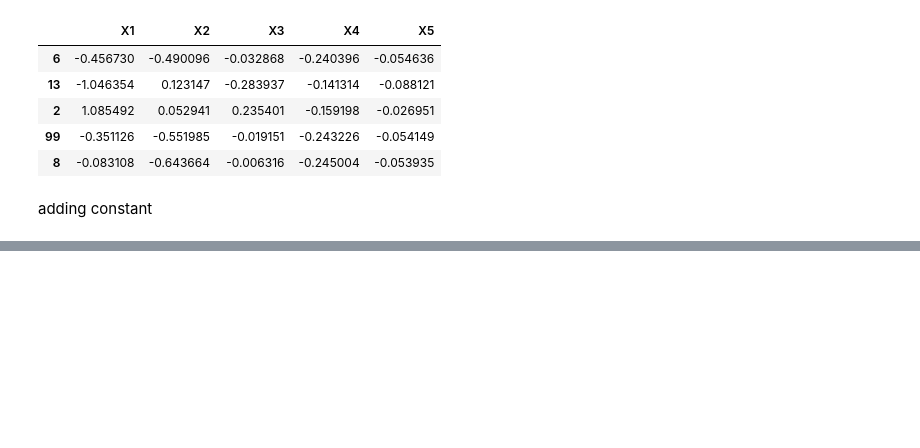
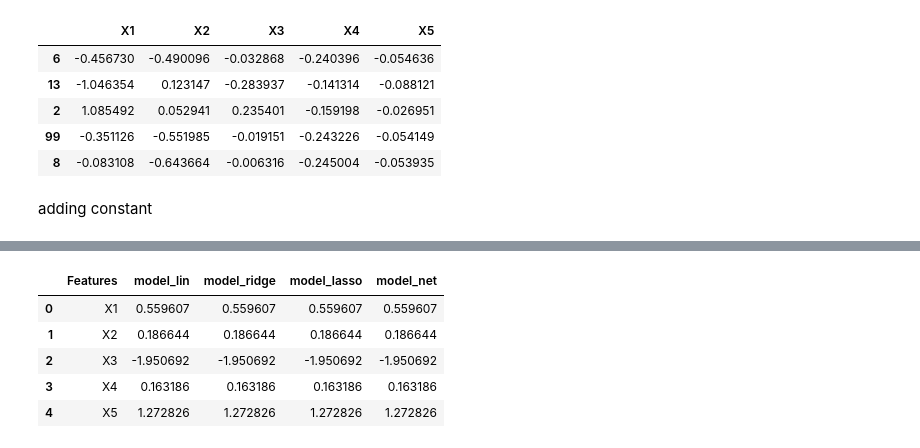
Before and after one commit to Aamil-Abdulla/my_notebook, a Jupyter notebook: regulariization_synthetic_data.ipynb, the cells around one changed output, grey strips where cells are left out. Cells and saved outputs as stored; diff of their text form; code cells hidden in the pictures; blank space fills up the shorter version.

```diff
--- a/regulariization_synthetic_data.ipynb
+++ b/regulariization_synthetic_data.ipynb
@@ -97,0 +133,15 @@ Notes:
+# %%
+
+coefficients = pd.DataFrame({'Features':df.drop('y', axis=1, inplace=False).columns})
+coefficients['model_lin']= model_linear.coef_
+coefficients['model_ridge']= model_ridge.coef_
+coefficients['model_lasso']= model_lasso.coef_
+coefficients['model_net']= model_net.coef_
+coefficients
+# %% [output]
+|  | Features | model_lin | model_ridge | model_lasso | model_net |
+| 0 | X1 | 0.559607 | 0.559607 | 0.559607 | 0.559607 |
+| 1 | X2 | 0.186644 | 0.186644 | 0.186644 | 0.186644 |
+| 2 | X3 | -1.950692 | -1.950692 | -1.950692 | -1.950692 |
+| 3 | X4 | 0.163186 | 0.163186 | 0.163186 | 0.163186 |
+| 4 | X5 | 1.272826 | 1.272826 | 1.272826 | 1.272826 |
```
Also changed, not shown: parts of 8 cells of this notebook, 3 other files.
